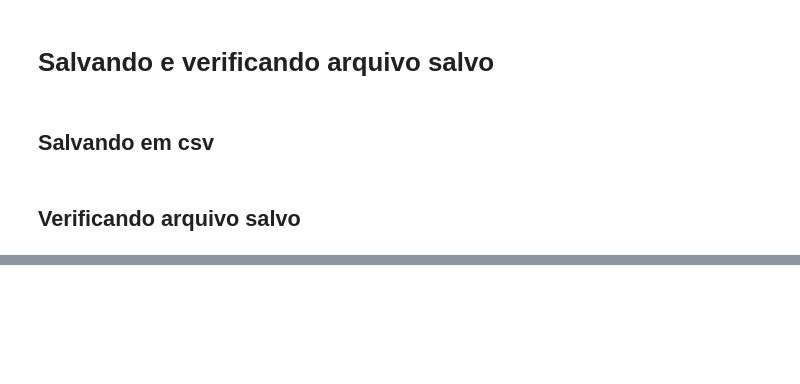
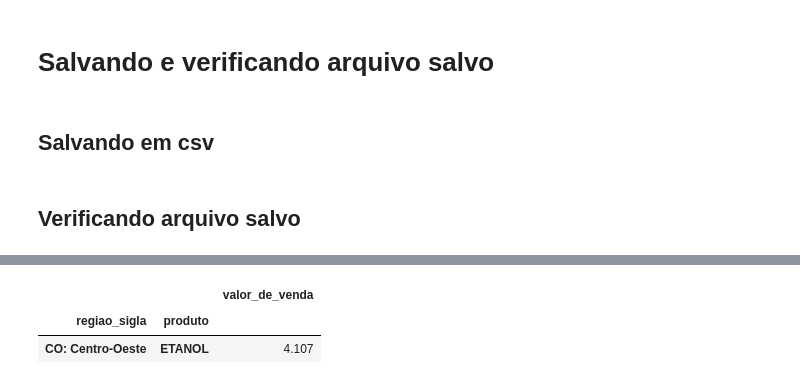
Before and after one commit to lucasCanella/Projeto-modulo-4, a Jupyter notebook: limpeza_adequacao_dados.ipynb, the cells around one changed output, grey strips where cells are left out. Drawn from its saved outputs; the diff is of its cells as text; code cells hidden in the pictures; blank space fills up the shorter version.

```diff
--- a/limpeza_adequacao_dados.ipynb
+++ b/limpeza_adequacao_dados.ipynb
@@ -192,5 +459,9 @@ regiao_menor_med_etanol.style.background_gradient(cmap='BuPu')
 # %%
-regiao_menor_med_etanol.min()
+regiao_menor_med_etanol.nsmallest(1, columns = 'valor_de_venda')
+# %% [output]
+|  |  | valor_de_venda |
+| regiao_sigla | produto |  |
+| CO: Centro-Oeste | ETANOL | 4.107 |
 # %%
 vl_medio_regiao = dados_novo_arquivo.groupby(['regiao_sigla', 'produto'])['valor_de_venda'].mean().reset_index()
 # %%
```
Also changed, not shown: parts of 48 cells of this notebook.
